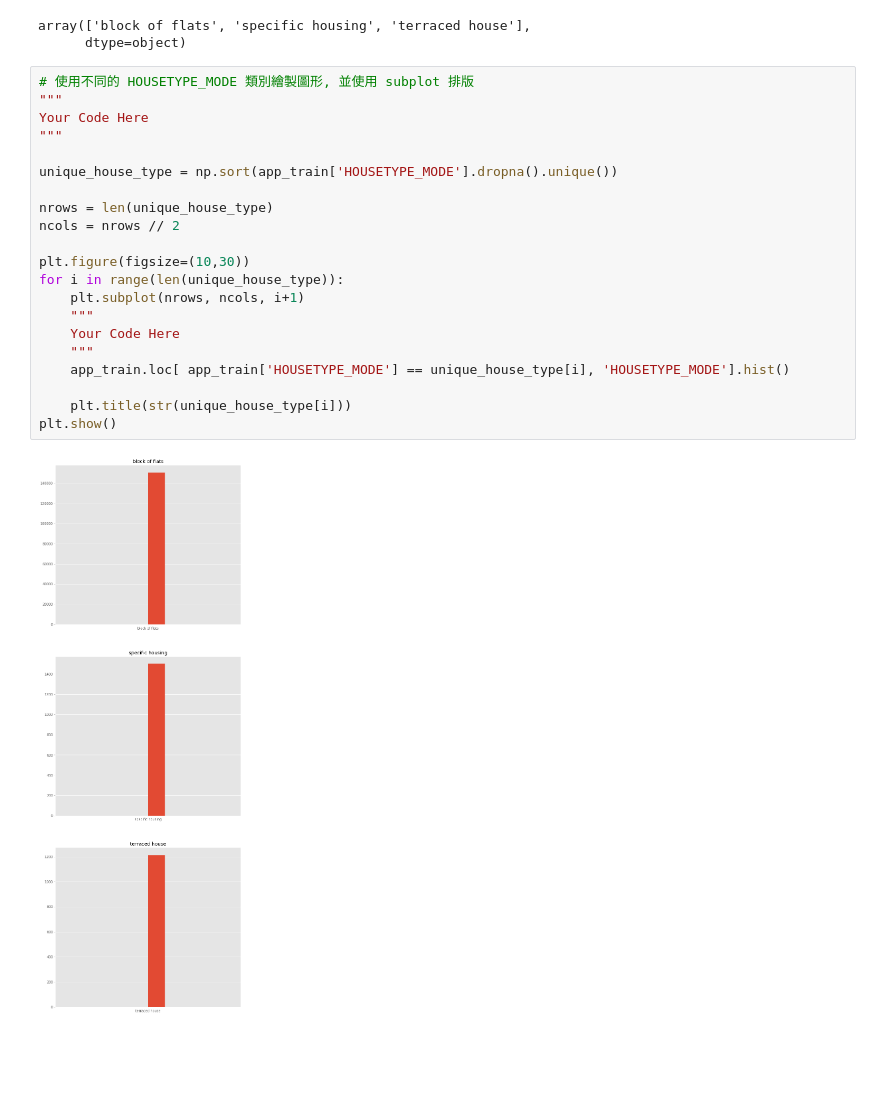
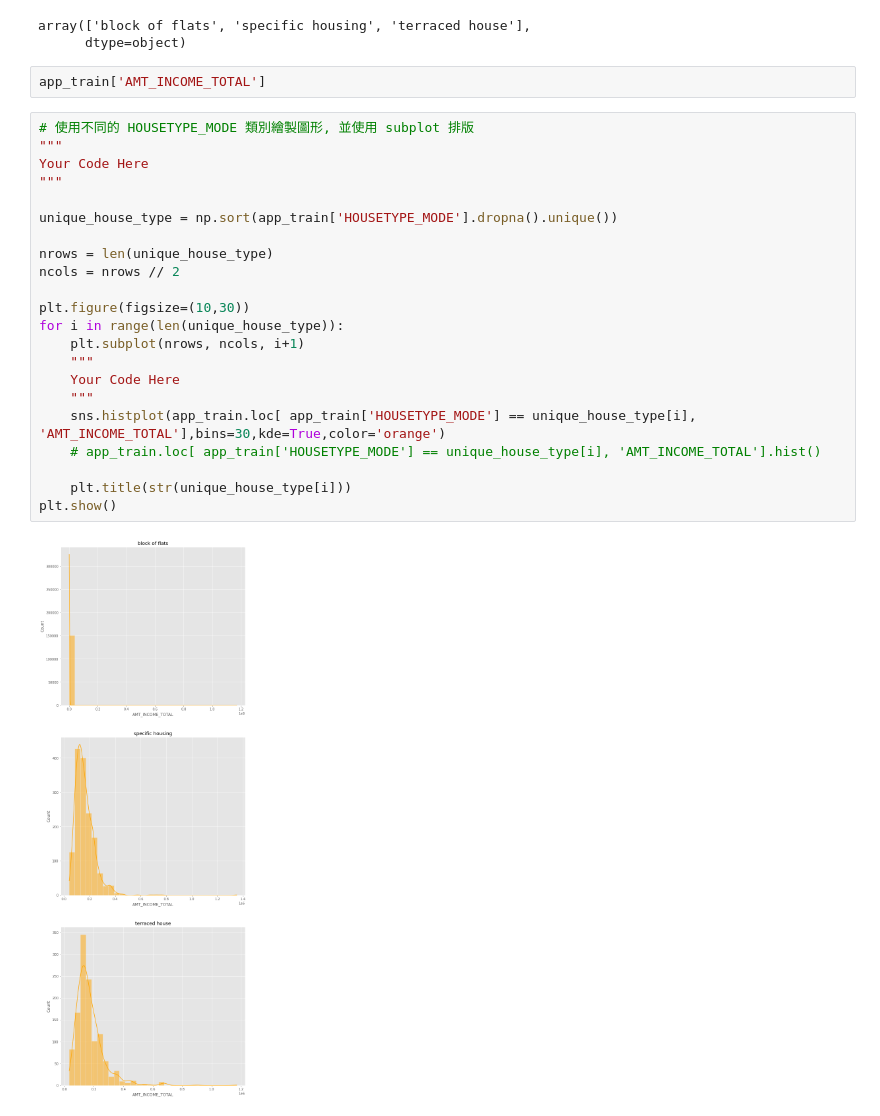
Before and after one commit to henrrielin/cupoy-100, a Jupyter notebook: Day_019_HW.ipynb, the cells around one changed output. Saved outputs shown, nothing was run; the diff lists cells and outputs as text; blank space fills up the shorter version.

```diff
--- a/Day_019_HW.ipynb
+++ b/Day_019_HW.ipynb
@@ -44,26 +44,29 @@ unique_house_type
 # %% [output]
 array(['block of flats', 'specific housing', 'terraced house'],
       dtype=object)
+# %%
+app_train['AMT_INCOME_TOTAL']
 # %%
 # 使用不同的 HOUSETYPE_MODE 類別繪製圖形, 並使用 subplot 排版
 """
 Your Code Here
 """
 
 unique_house_type = np.sort(app_train['HOUSETYPE_MODE'].dropna().unique())
 
 nrows = len(unique_house_type)
 ncols = nrows // 2
 
 plt.figure(figsize=(10,30))
 for i in range(len(unique_house_type)):
     plt.subplot(nrows, ncols, i+1)
     """
     Your Code Here
     """
-    app_train.loc[ app_train['HOUSETYPE_MODE'] == unique_house_type[i], 'HOUSETYPE_MODE'].hist()
+    sns.histplot(app_train.loc[ app_train['HOUSETYPE_MODE'] == unique_house_type[i], 'AMT_INCOME_TOTAL'],bins=30,kde=True,color='orange')
+    # app_train.loc[ app_train['HOUSETYPE_MODE'] == unique_house_type[i], 'AMT_INCOME_TOTAL'].hist()
 
     plt.title(str(unique_house_type[i]))
 plt.show()
 # %% [output]
-[figure, old version]
+[figure, new version]
```
